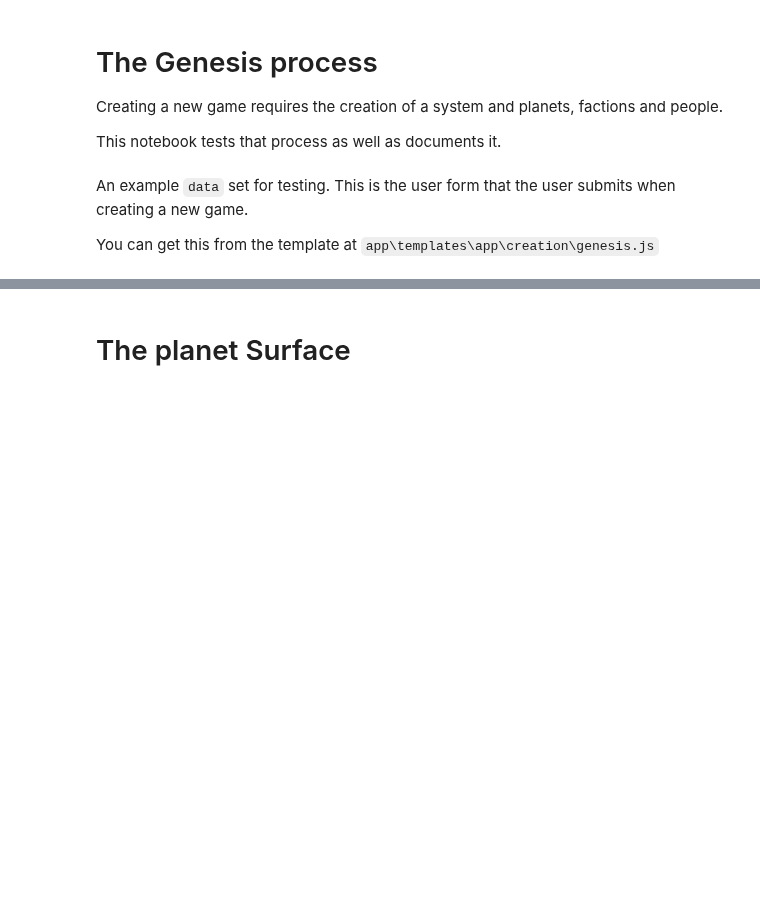
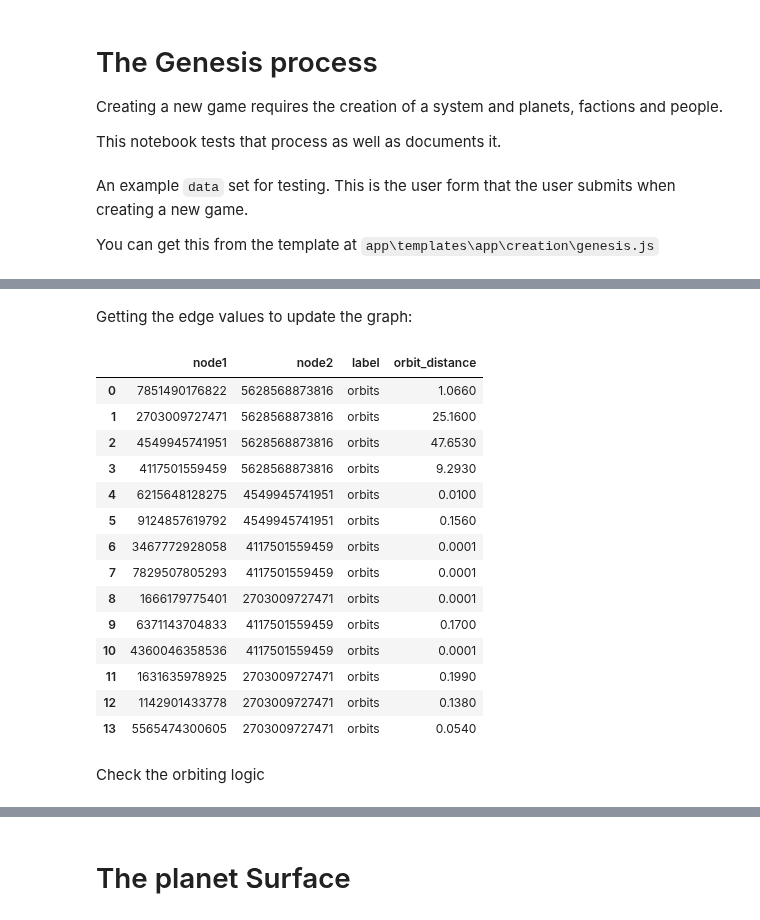
Before and after one commit to BillmanH/exoplanets, a Jupyter notebook: notebooks/planets/Genesis.ipynb, the cells around one changed output, grey strips where cells are left out. Cells and saved outputs as stored; diff of their text form; code cells hidden in the pictures; blank space fills up the shorter version.

```diff
--- a/notebooks/planets/Genesis.ipynb
+++ b/notebooks/planets/Genesis.ipynb
@@ -48,0 +175,26 @@ data = {
+# %% [markdown]
+Getting the edge values to update the graph:
+# %%
+orbiting_bodies = [home_planet] + planets + moons
+
+orbiting_edges = [i.get_orbits_edge() for i in orbiting_bodies]
+
+pd.DataFrame(orbiting_edges)
+# %% [output]
+|  | node1 | node2 | label | orbit_distance |
+| 0 | 7851490176822 | 5628568873816 | orbits | 1.0660 |
+| 1 | 2703009727471 | 5628568873816 | orbits | 25.1600 |
+| 2 | 4549945741951 | 5628568873816 | orbits | 47.6530 |
+| 3 | 4117501559459 | 5628568873816 | orbits | 9.2930 |
+| 4 | 6215648128275 | 4549945741951 | orbits | 0.0100 |
+| 5 | 9124857619792 | 4549945741951 | orbits | 0.1560 |
+| 6 | 3467772928058 | 4117501559459 | orbits | 0.0001 |
+| 7 | 7829507805293 | 4117501559459 | orbits | 0.0001 |
+| 8 | 1666179775401 | 2703009727471 | orbits | 0.0001 |
+| 9 | 6371143704833 | 4117501559459 | orbits | 0.1700 |
+| 10 | 4360046358536 | 4117501559459 | orbits | 0.0001 |
+| 11 | 1631635978925 | 2703009727471 | orbits | 0.1990 |
+| 12 | 1142901433778 | 2703009727471 | orbits | 0.1380 |
+| 13 | 5565474300605 | 2703009727471 | orbits | 0.0540 |
+# %% [markdown]
+Check the orbiting logic
```
Also changed, not shown: parts of 32 cells of this notebook, 8 other files.
